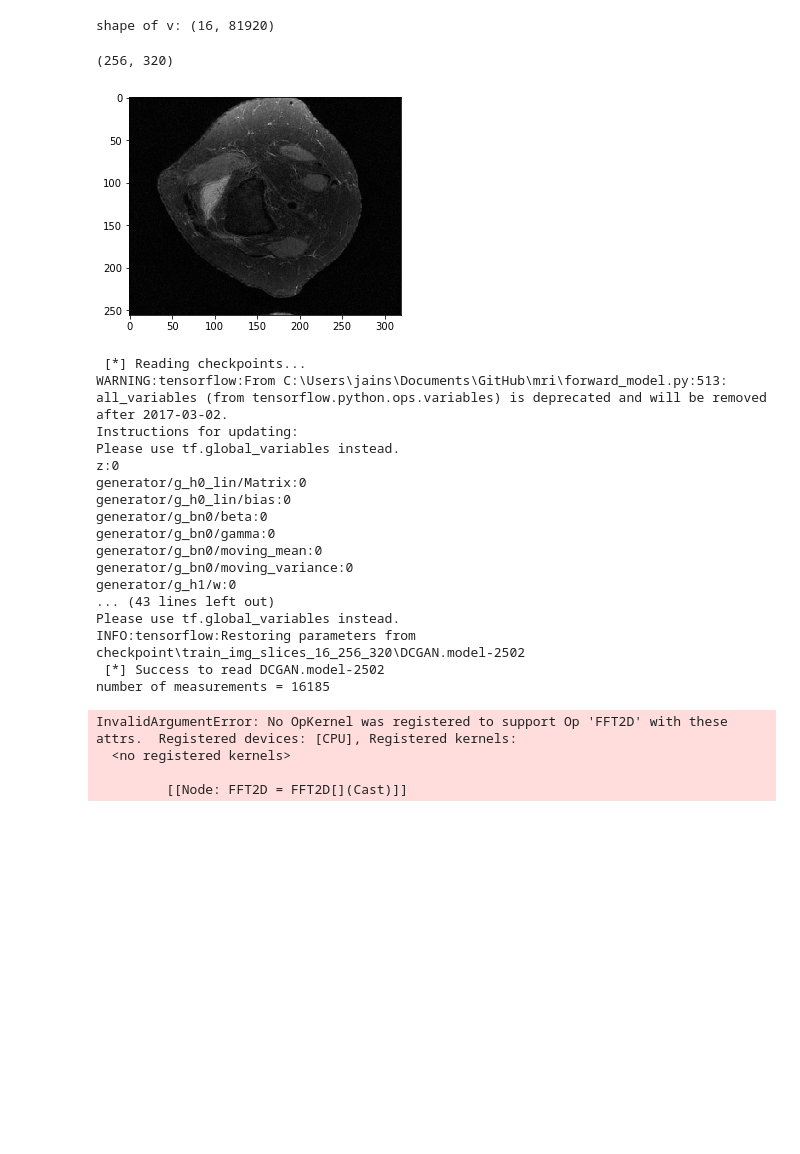
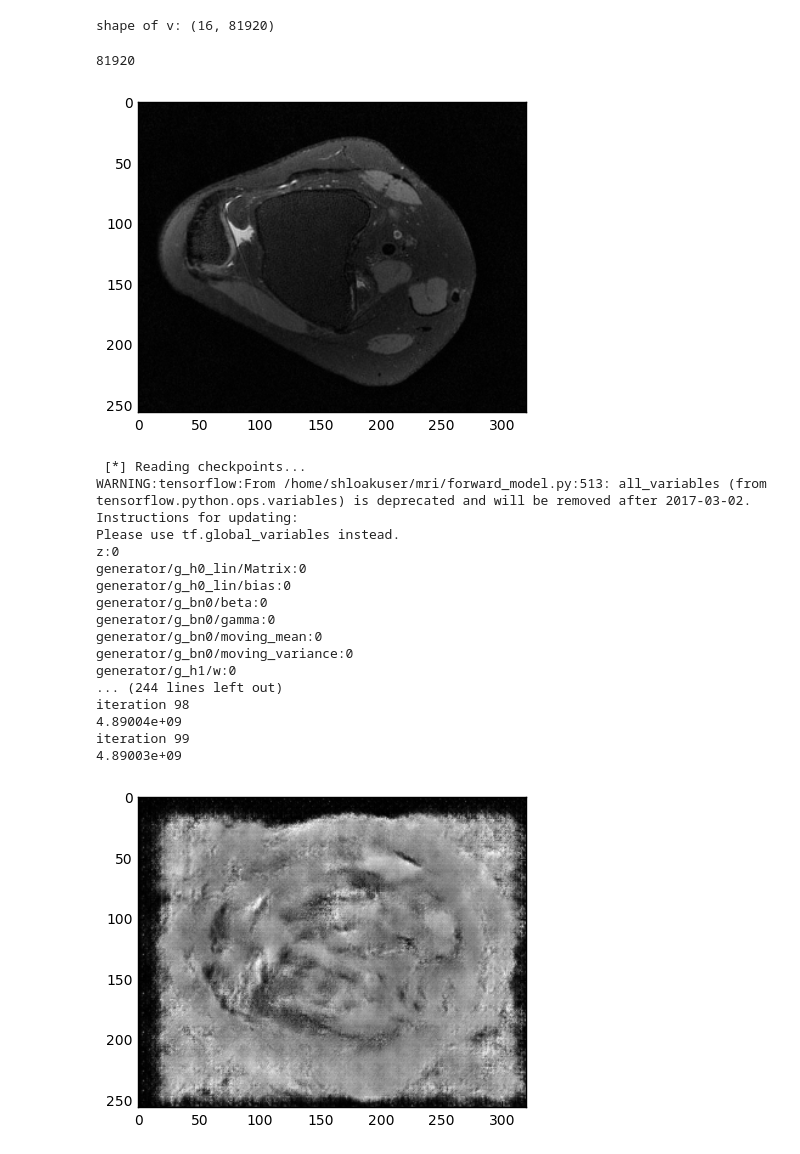
Before and after one commit to shloak/mri, a Jupyter notebook: 2train_z.ipynb, the cells around one changed output. Drawn from its saved outputs; the diff is of its cells as text; code cells hidden in the pictures; blank space fills up the shorter version.

```diff
--- a/2train_z.ipynb
+++ b/2train_z.ipynb
@@ -92,7 +92,7 @@ import numpy as np
 
 data = glob("./masks/masks/*.ra")
 
-img = ra.read_ra(data[3])
+img = ra.read_ra(data[2])
 mag = abs(img)
 # %%
 mag = (mag > 0.5)*1.
@@ -102,8 +102,9 @@ m = sum(sum(the_mask))
 #kspace=np.zeros((16, 256, 320), dtype=complex)
 
 kspace = np.fft.fft2(sample[0])
-y = kspace[the_mask]
-np.shape(y)
+y = np.multiply(kspace, the_mask).reshape(-1)
+m_ = np.shape(y)[0]
+m_
 
 
 
@@ -112,13 +113,13 @@ np.shape(y)
 #y = kspace[:, the_mask]
 #np.shape(y)
 # %% [output]
-(256, 320)
+81920
 # %%
 #possible_ms = [100, 500, 1000, 2000, 5000, 6000]
 #num_iter = 750
 
 possible_ms = [7500, 10000]
-num_iter = 5
+num_iter = 100
 compressed_images = []
 
 plt.imshow(sample[0], cmap='gray')
@@ -169,42 +170,45 @@ with tf.Session() as sess:
         #y = np.hstack((np.dot(v, A1), np.dot(v, A2)))
         print('number of measurements = {}'.format(m))
         count = 0
-        y_placeholder = tf.placeholder(tf.complex64,[None,m])
+        #y_placeholder = tf.placeholder(tf.complex64,[None,m])
+        y_placeholder = tf.placeholder(tf.complex64,[m_])
+        g_kspace = tf.fft2d(tf.cast(dcgan.G[0],dtype=tf.complex64))
+        g_kspace = tf.reshape(g_kspace, [-1])
 
-        g_kspace = tf.fft2d(tf.cast(dcgan.G[0],dtype=tf.complex64))
-        g_kspace_samples = tf.boolean_mask(g_kspace,the_mask)
+        g_kspace_samples = tf.multiply(g_kspace, the_mask.reshape(-1))
+        print('shape: ', tf.shape(g_kspace_samples))
 
         # -----------------------------------
-#         our_loss = tf.reduce_mean( tf.reduce_sum( (tf.matmul(tf.reshape(dcgan.G, [16, -1]) , A) - y_placeholder)**2, 1))
-        our_loss = tf.reduce_mean( tf.reduce_sum( tf.abs(g_kspace_samples - y_placeholder)**2, 1))
+#       our_loss = tf.reduce_mean( tf.reduce_sum( (tf.matmul(tf.reshape(dcgan.G, [16, -1]) , A) - y_placeholder)**2, 1))
+        our_loss = tf.reduce_mean( tf.reduce_sum( tf.abs(g_kspace_samples - y_placeholder)**2))
         #our_loss = tf.reduce_mean(
         #    tf.reduce_sum( (tf.concat ([tf.matmul(tf.reshape(dcgan.G, [16, -1]) , A1),
         #                                 tf.matmul(tf.reshape(dcgan.G, [16, -1]) , A2)], axis=1) - y_placeholder)**2, 1))
         # -----------------------------------
 
         z_optim = tf.train.AdamOptimizer(learning_rate=0.1).minimize(our_loss, var_list=dcgan.z)
 
         opt_initializers   = [var.initializer for var in tf.global_variables() if 'Adam' in var.name]
         beta1_initializers = [var.initializer for var in tf.global_variables() if 'beta1_power' in var.name]
         beta2_initializers = [var.initializer for var in tf.global_variables() if 'beta2_power' in var.name]
 
         sess.run(opt_initializers)
         sess.run(beta1_initializers)
         sess.run(beta2_initializers)
 
 
         for i in range(num_iter):
             print('iteration {}'.format(count))
             a, closs, b = sess.run([z_optim, our_loss, dcgan.G],feed_dict={y_placeholder: y})
             count += 1
             print(closs)
         plt.imshow(b[0].reshape((256, 320)), cmap='gray')
         compressed_images.append(b)
         plt.show()
 # %% [output]
-[figure, old version]
+[figure, new version]
  [*] Reading checkpoints...
-WARNING:tensorflow:From C:\Users\jains\Documents\GitHub\mri\forward_model.py:513: all_variables (from tensorflow.python.ops.variables) is deprecated and will be removed after 2017-03-02.
+WARNING:tensorflow:From /home/shloakuser/mri/forward_model.py:513: all_variables (from tensorflow.python.ops.variables) is deprecated and will be removed after 2017-03-02.
 Instructions for updating:
 Please use tf.global_variables instead.
 z:0
@@ -215,14 +219,11 @@ generator/g_bn0/gamma:0
 generator/g_bn0/moving_mean:0
 generator/g_bn0/moving_variance:0
 generator/g_h1/w:0
-... (43 lines left out)
-Please use tf.global_variables instead.
-INFO:tensorflow:Restoring parameters from checkpoint\train_img_slices_16_256_320\DCGAN.model-2502
- [*] Success to read DCGAN.model-2502
-number of measurements = 16185
+... (244 lines left out)
+iteration 98
+4.89004e+09
+iteration 99
+4.89003e+09
-InvalidArgumentError: No OpKernel was registered to support Op 'FFT2D' with these attrs.  Registered devices: [CPU], Registered kernels:
-  <no registered kernels>
-
-         [[Node: FFT2D = FFT2D[](Cast)]]
+[figure, added]
 # %%
 errors = []
```
Also changed, not shown: parts of 2 cells of this notebook.
